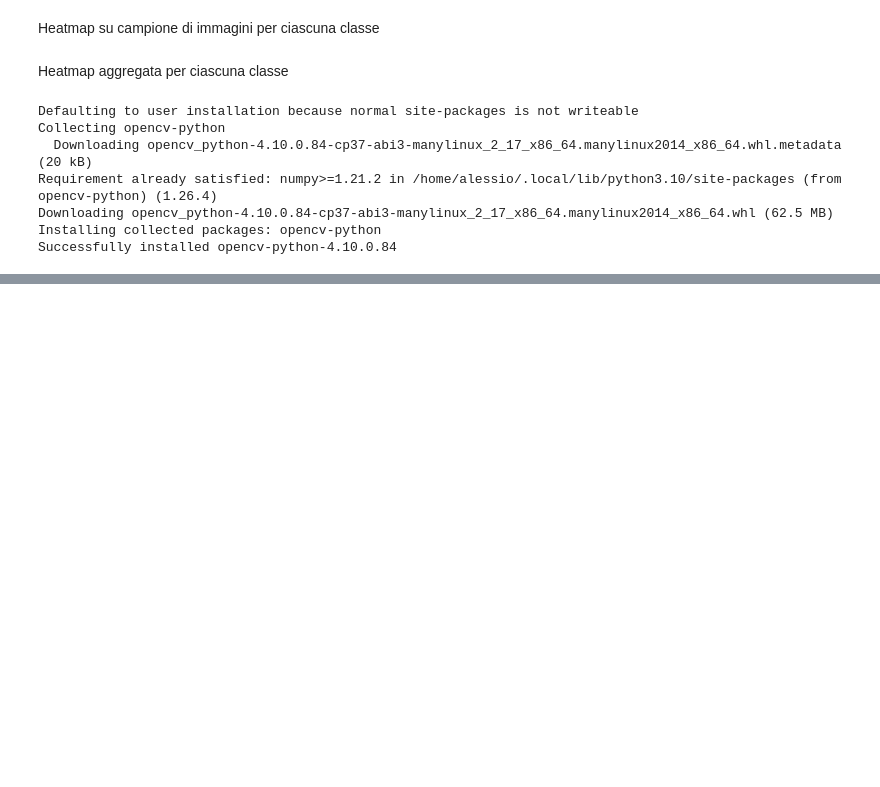
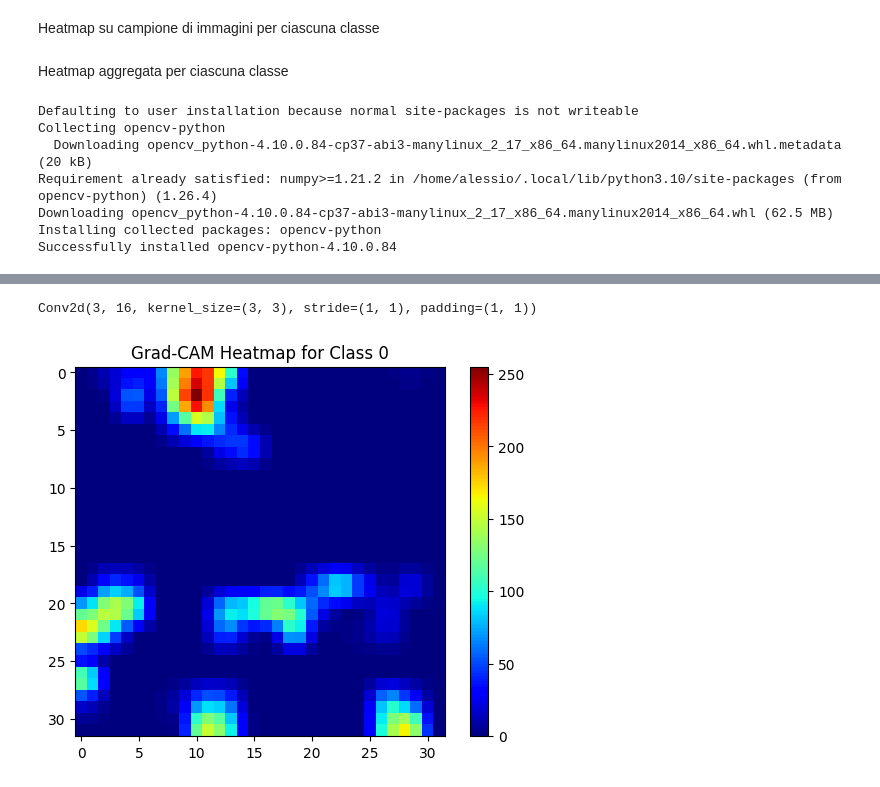
Before and after one commit to cycileo/FDS-Project, a Jupyter notebook: first_attempt.ipynb, the cells around one changed output, grey strips where cells are left out. Cells and saved outputs as stored; diff of their text form; code cells hidden in the pictures; blank space fills up the shorter version.

Commit message:
Heatmap testing in first_attempt file, runned combinations and added graph training in main

```diff
--- a/first_attempt.ipynb
+++ b/first_attempt.ipynb
@@ -1356,18 +1408,32 @@ Successfully installed opencv-python-4.10.0.84
 # %%
 from torchvision import datasets, transforms
 
-# Esempio di trasformazioni delle immagini
-transform = transforms.Compose([
-    transforms.Resize((224, 224)),
+# Esempio di trasformazioni per immagini ridimensionate
+transform_resized = transforms.Compose([
+    transforms.Resize((32, 32)),
     transforms.ToTensor(),
 ])
 
-# Carica il dataset
-dataset = datasets.ImageFolder(root='PlantVillage/val', transform=transform)
+# Trasformazione per immagini originali (non ridimensionate)
+transform_original = transforms.Compose([
+    transforms.ToTensor(),
+])
+
+# Carica il dataset per immagini ridimensionate
+dataset_resized = datasets.ImageFolder(root='PlantVillage/val', transform=transform_resized)
+
+# Carica il dataset per immagini originali
+dataset_original = datasets.ImageFolder(root='PlantVillage/val', transform=transform_original)
 
 # Suddividi le immagini per classe
 from collections import defaultdict
 
-sample_images_per_class = defaultdict(list)
-for img, label in dataset:
-    sample_images_per_class[label].append(img)
+sample_images_per_class_resized = defaultdict(list)
+sample_images_per_class_original = defaultdict(list)
+
+for (img_resized, label_resized), (img_original, label_original) in zip(dataset_resized, dataset_original):
+    sample_images_per_class_resized[label_resized].append(img_resized)
+    sample_images_per_class_original[label_original].append(img_original)
+
+# Ora `sample_images_per_class_resized` contiene le immagini ridimensionate,
+# mentre `sample_images_per_class_original` contiene le immagini originali.
@@ -1435,0 +1440,4 @@ RuntimeError: mat1 and mat2 shapes cannot be multiplied (1x100352 and 131072x512
+# %%
+print(model.features[0])
+# %% [output]
+Conv2d(3, 16, kernel_size=(3, 3), stride=(1, 1), padding=(1, 1))
@@ -1435,0 +1495,13 @@ RuntimeError: mat1 and mat2 shapes cannot be multiplied (1x100352 and 131072x512
+# %%
+img = torch.randn(3, 32, 32).cuda()  # Esempio di immagine su GPU
+class_idx = 0  # Indice della classe target
+
+heatmap = generate_heatmap(model, img, class_idx)
+
+# Visualizza la heatmap
+plt.imshow(heatmap, cmap='jet')
+plt.colorbar()
+plt.title(f"Grad-CAM Heatmap for Class {class_idx}")
+plt.show()
+# %% [output]
+[figure, added]
```
Also changed, not shown: parts of 5 cells of this notebook, 3 other files.
